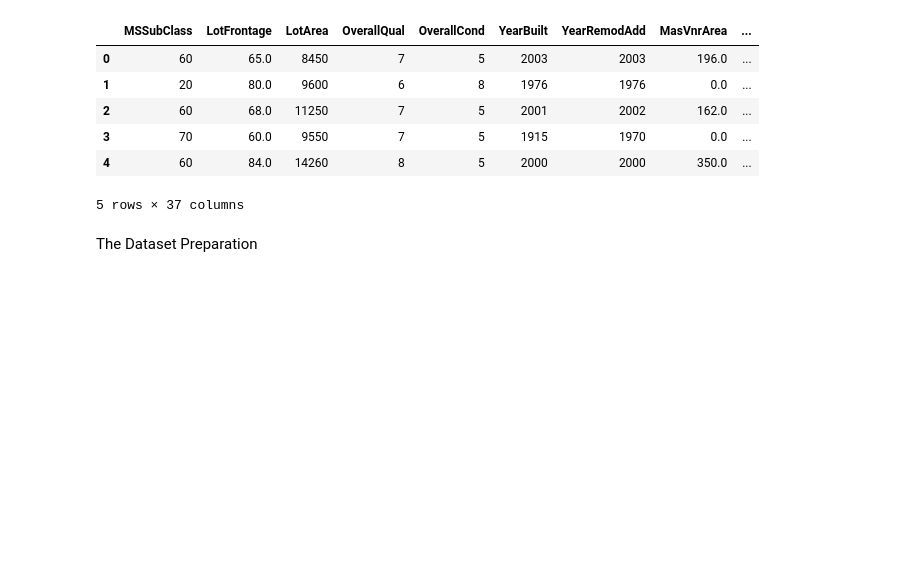
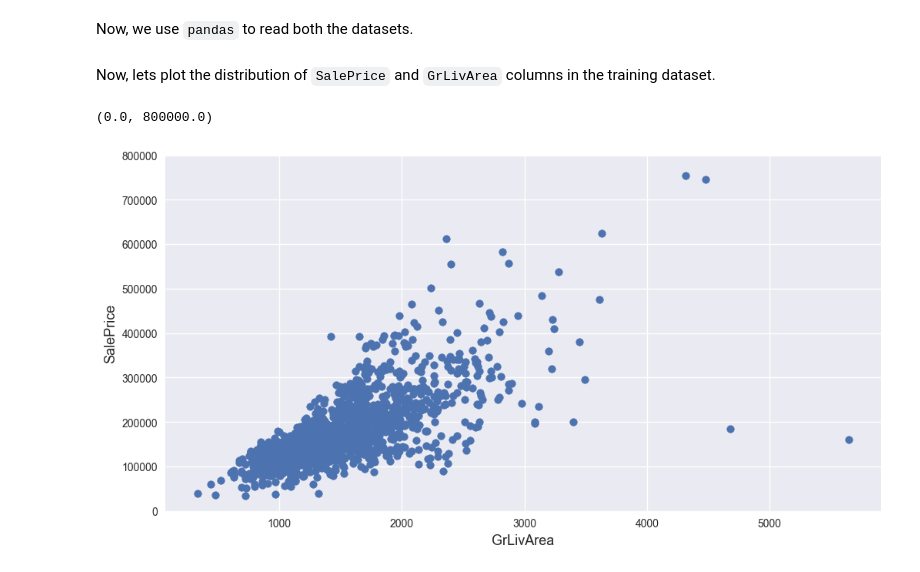
Before and after one commit to achyutkneupane/KaggleProblems, a Jupyter notebook: HousePrice/main.ipynb, the cells around one changed output. Drawn from its saved outputs; the diff is of its cells as text; code cells hidden in the pictures; blank space fills up the shorter version.

```diff
--- a/HousePrice/main.ipynb
+++ b/HousePrice/main.ipynb
@@ -1,9 +21,10 @@
 # %%
-import tensorflow as tf
 import tensorflow_decision_forests as tfdf
 import pandas as pd
+import numpy as np
+import matplotlib.pyplot as plt
 import seaborn as sns
-import matplotlib.pyplot as plt
+from sklearn.preprocessing import RobustScaler
 
-# Comment this if the data visualisations doesn't work on your side
 %matplotlib inline
+plt.style.use('seaborn-v0_8')
@@ -34,13 +51,16 @@ https://gist.github.com/mwaskom/de44147ed2974457ad6372750bbe5751
-# %%
-df_num = dataset_df.select_dtypes(include = ['float64', 'int64'])
-df_num.head()
-# %% [output]
-|  | MSSubClass | LotFrontage | LotArea | OverallQual | OverallCond | YearBuilt | YearRemodAdd | MasVnrArea | ... |
-| 0 | 60 | 65.0 | 8450 | 7 | 5 | 2003 | 2003 | 196.0 | ... |
-| 1 | 20 | 80.0 | 9600 | 6 | 8 | 1976 | 1976 | 0.0 | ... |
-| 2 | 60 | 68.0 | 11250 | 7 | 5 | 2001 | 2002 | 162.0 | ... |
-| 3 | 70 | 60.0 | 9550 | 7 | 5 | 1915 | 1970 | 0.0 | ... |
-| 4 | 60 | 84.0 | 14260 | 8 | 5 | 2000 | 2000 | 350.0 | ... |
-5 rows × 37 columns
-# %% [markdown]
-The Dataset Preparation
+# %% [markdown]
+Now, we use `pandas` to read both the datasets.
+# %%
+train_pd = pd.read_csv(train_file_path)
+test_pd = pd.read_csv(test_file_path)
+# %% [markdown]
+Now, lets plot the distribution of `SalePrice` and `GrLivArea` columns in the training dataset.
+# %%
+plt.figure(figsize=(12, 6))
+plt.scatter(x=train_pd.GrLivArea, y=train_pd.SalePrice)
+plt.xlabel("GrLivArea", fontsize=13)
+plt.ylabel("SalePrice", fontsize=13)
+plt.ylim(0, 800000)
+# %% [output]
+(0.0, 800000.0)
+[figure, added]
```
Also changed, not shown: parts of 37 cells of this notebook, 1 other file.
